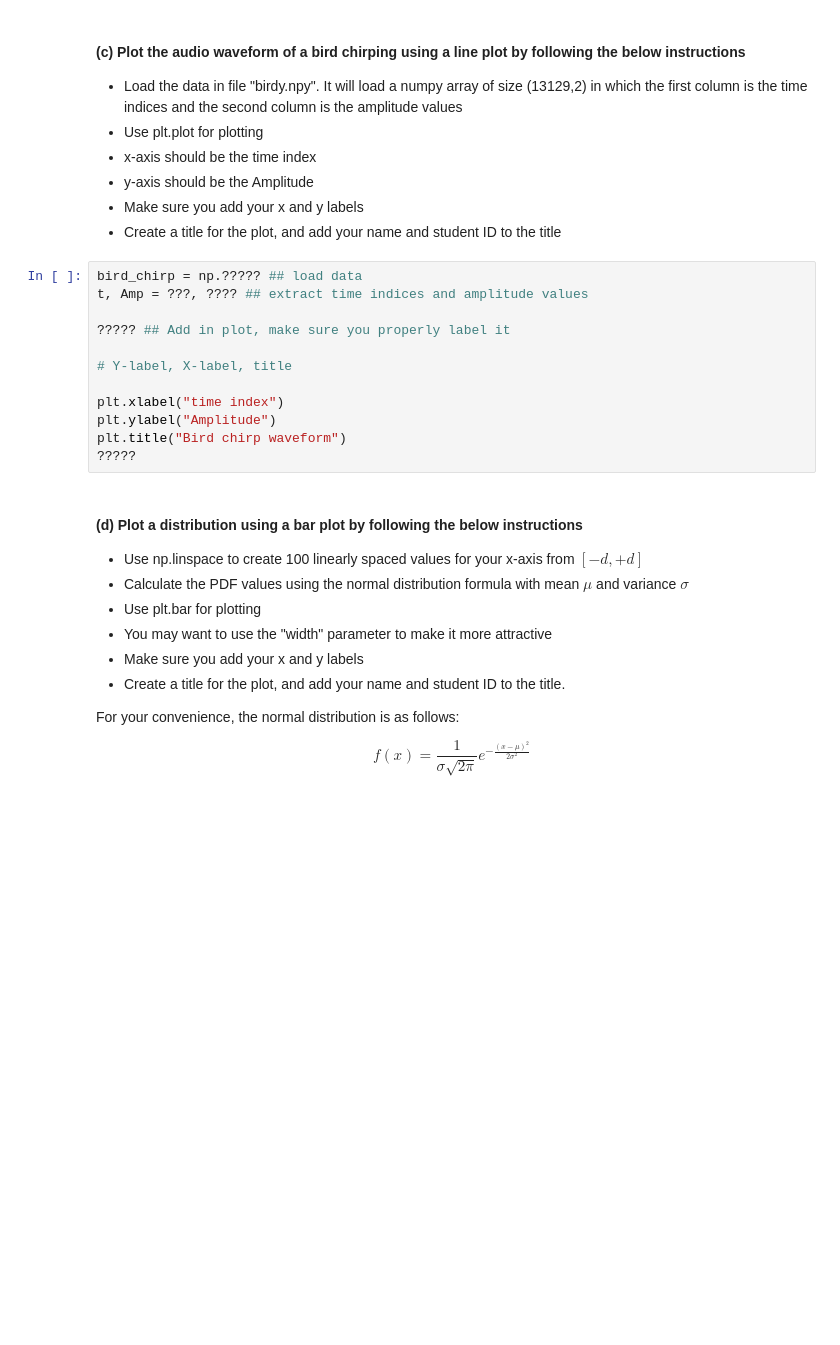
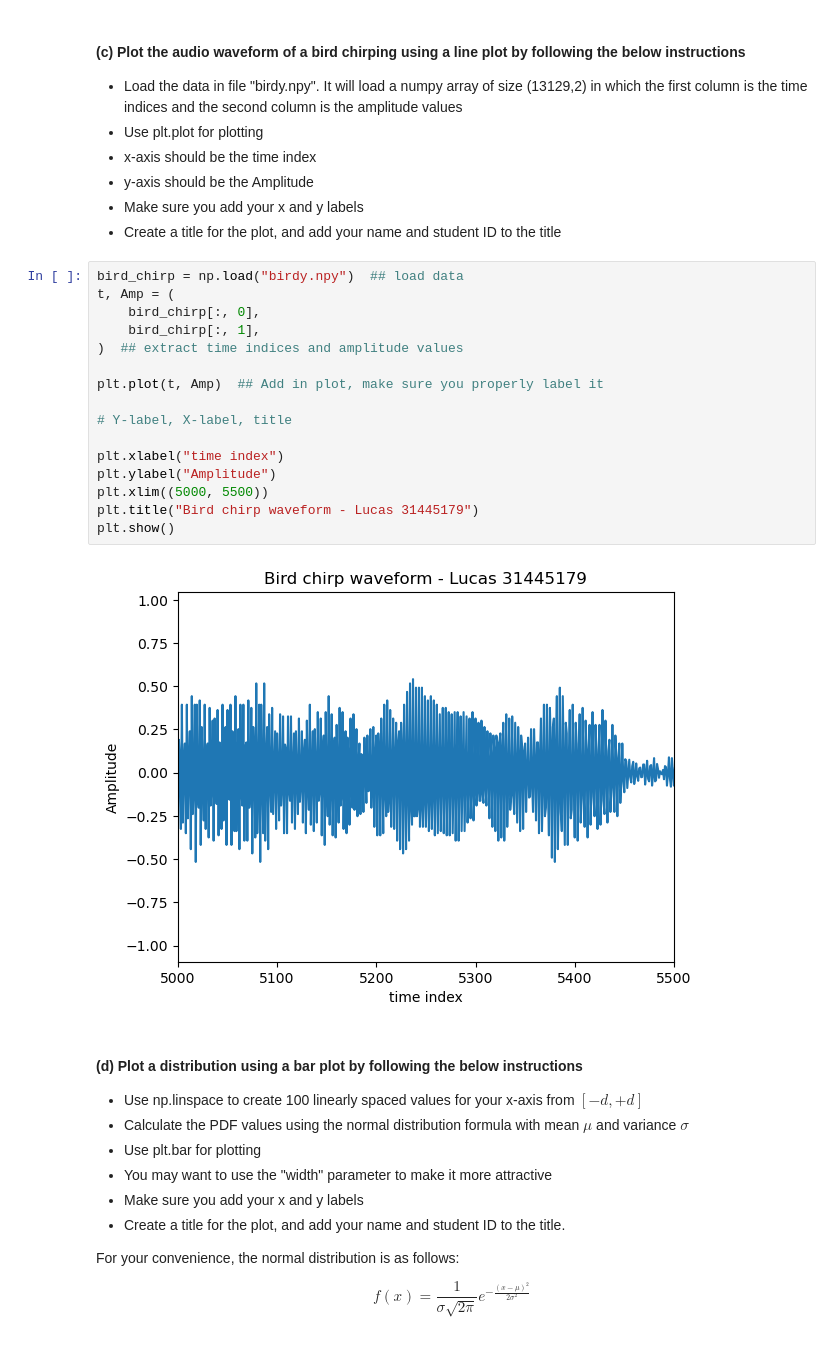
Before and after one commit to sqooid/ece4179-neural-networks, a Jupyter notebook: labs/lab-1/Lab1_Basics_students.ipynb, the cells around one changed output. Saved outputs shown, nothing was run; the diff lists cells and outputs as text; blank space fills up the shorter version.

```diff
--- a/labs/lab-1/Lab1_Basics_students.ipynb
+++ b/labs/lab-1/Lab1_Basics_students.ipynb
@@ -615,17 +685,23 @@ plt.show()
 - Make sure you add your x and y labels
 - Create a title for the plot, and add your name and student ID to the title
 # %%
-bird_chirp = np.????? ## load data
-t, Amp = ???, ???? ## extract time indices and amplitude values
+bird_chirp = np.load("birdy.npy")  ## load data
+t, Amp = (
+    bird_chirp[:, 0],
+    bird_chirp[:, 1],
+)  ## extract time indices and amplitude values
 
-????? ## Add in plot, make sure you properly label it
+plt.plot(t, Amp)  ## Add in plot, make sure you properly label it
 
 # Y-label, X-label, title
 
 plt.xlabel("time index")
 plt.ylabel("Amplitude")
-plt.title("Bird chirp waveform")
-?????
+plt.xlim((5000, 5500))
+plt.title("Bird chirp waveform - Lucas 31445179")
+plt.show()
+# %% [output]
+[figure, added]
 # %% [markdown]
 #### (d) Plot a distribution using a bar plot by following the below instructions
 - Use np.linspace to create 100 linearly spaced values for your x-axis from $\left[-d, +d\right]$
```
Also changed, not shown: parts of 17 cells of this notebook, 1 other file.
